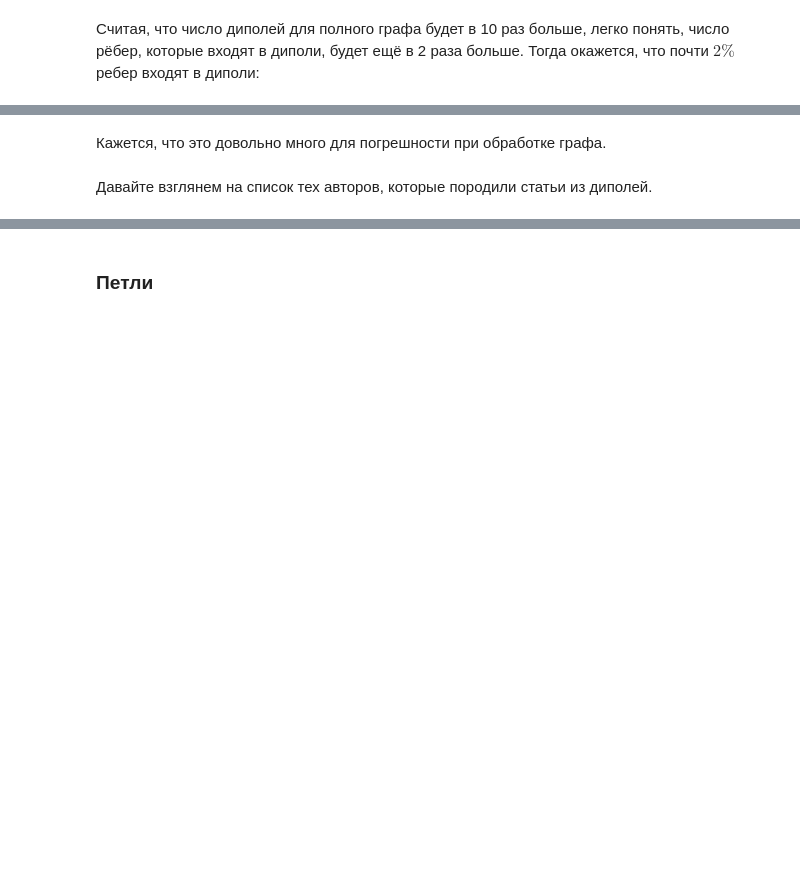
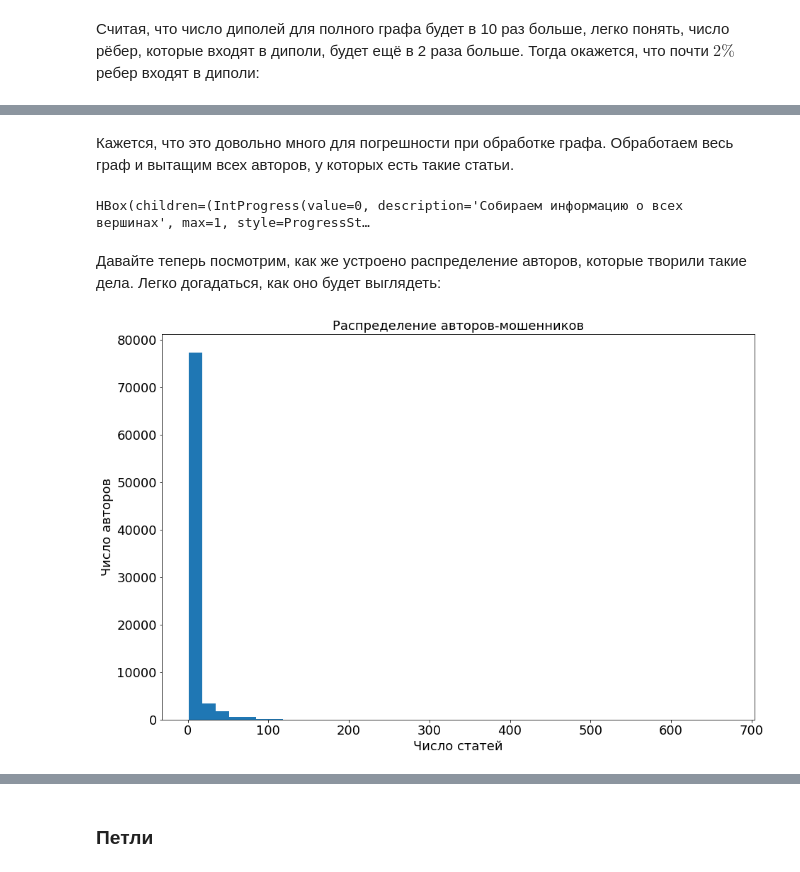
Before and after one commit to Hedgehogues/MSU_PZAD, a Jupyter notebook: HW-graph/Untitled.ipynb, the cells around one changed output, grey strips where cells are left out. Drawn from its saved outputs; the diff is of its cells as text; code cells hidden in the pictures; blank space fills up the shorter version.

```diff
--- a/HW-graph/Untitled.ipynb
+++ b/HW-graph/Untitled.ipynb
@@ -736,7 +742,35 @@ print('Число ребёр в диполях полного графа: %f' %
 # %% [markdown]
-Кажется, что это довольно много для погрешности при обработке графа.
+Кажется, что это довольно много для погрешности при обработке графа. Обработаем весь граф и вытащим всех авторов, у которых есть такие статьи.
 # %%
 del count_direction_K2
 del sizes_subgraph
-# %% [markdown]
-Давайте взглянем на список тех авторов, которые породили статьи из диполей.
+# %%
+proportion = 1
+sizes_subgraph = [len(G.nodes)]
+vertexes = count_metric(G, get_dipole, 'Собираем информацию о всех вершинах', proportion, sizes_subgraph, True)
+# %% [output]
+HBox(children=(IntProgress(value=0, description='Собираем информацию о всех вершинах', max=1, style=ProgressSt…
+# %% [markdown]
+Давайте теперь посмотрим, как же устроено распределение авторов, которые творили такие дела. Легко догадаться, как оно будет выглядеть:
+# %%
+authors = []
+for doc in vertexes[0]:
+    doc0 = doc.split('~')[0]
+    doc1 = doc.split('~')[1]
+    authors += docs[doc0][ArxivTags.Authors]
+    authors += docs[doc1][ArxivTags.Authors]
+
+authors = Counter(authors)
+counts = []
+for key in authors:
+    counts.append(authors[key])
+# %%
+plt.figure(figsize=(15, 10))
+plt.hist(counts, bins=40)
+plt.xlabel('Число статей', fontsize=18)
+plt.ylabel('Число авторов', fontsize=18)
+plt.xticks(fontsize=18)
+plt.yticks(fontsize=18)
+plt.title('Распределение авторов-мошенников', fontsize=18);
+# %% [output]
+[figure, added]
```
Also changed, not shown: parts of 32 cells of this notebook.
